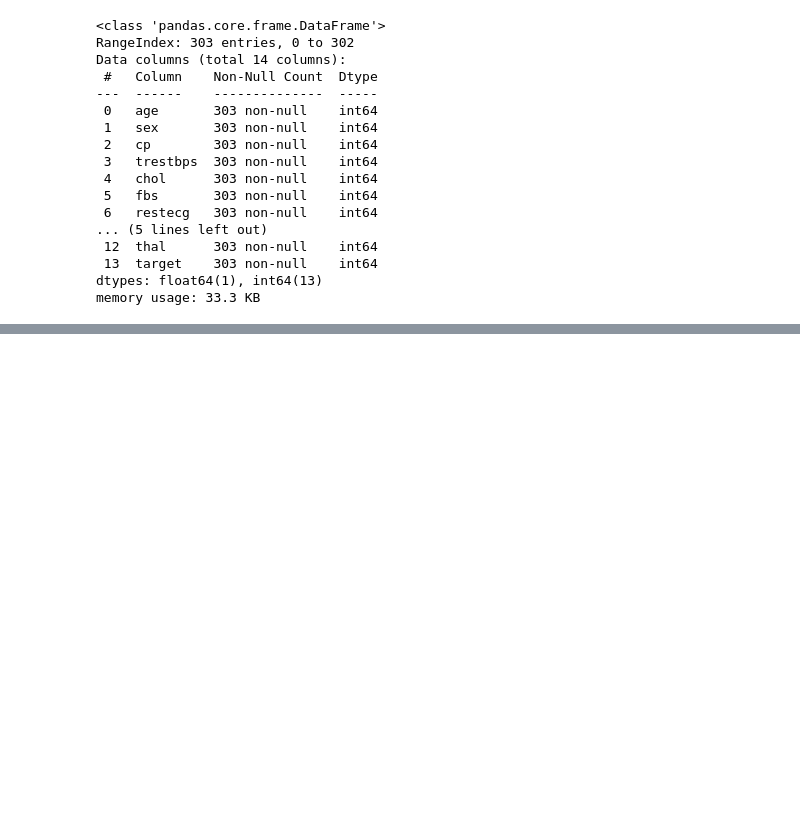
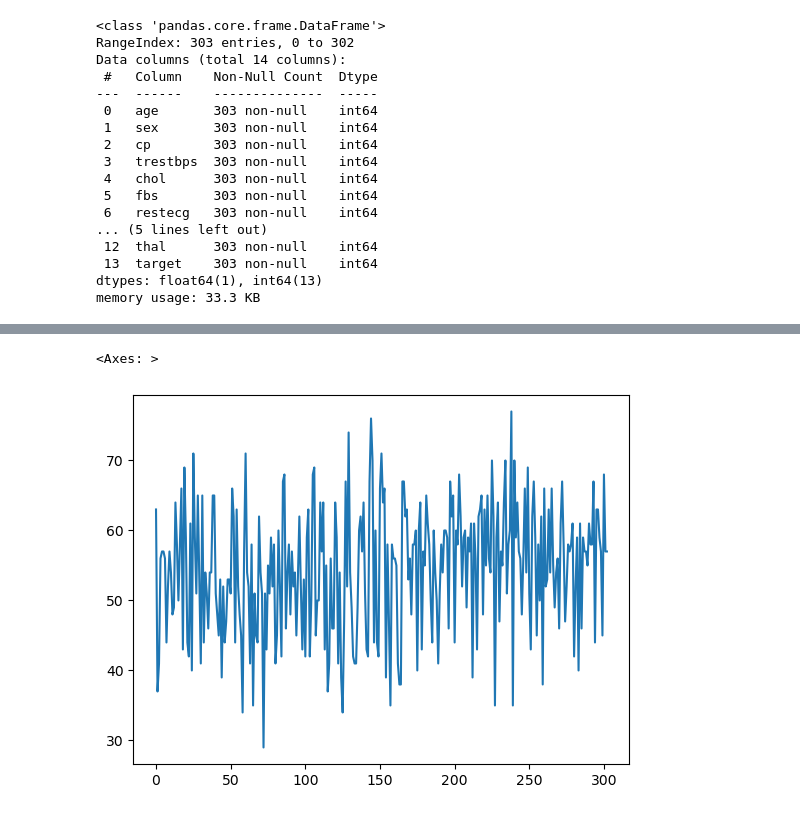
Before and after one commit to Shahzayb/ml-playground, a Jupyter notebook: pandas.ipynb, the cells around one changed output, grey strips where cells are left out. Drawn from its saved outputs; the diff is of its cells as text; code cells hidden in the pictures; blank space fills up the shorter version.

Commit message:
pandas plot

```diff
--- a/pandas.ipynb
+++ b/pandas.ipynb
@@ -82,0 +85,5 @@ heart_disease.describe()
+# %%
+heart_disease['age'].plot()
+# %% [output]
+<Axes: >
+[figure, added]
```
Also changed, not shown: parts of 2 cells of this notebook.
